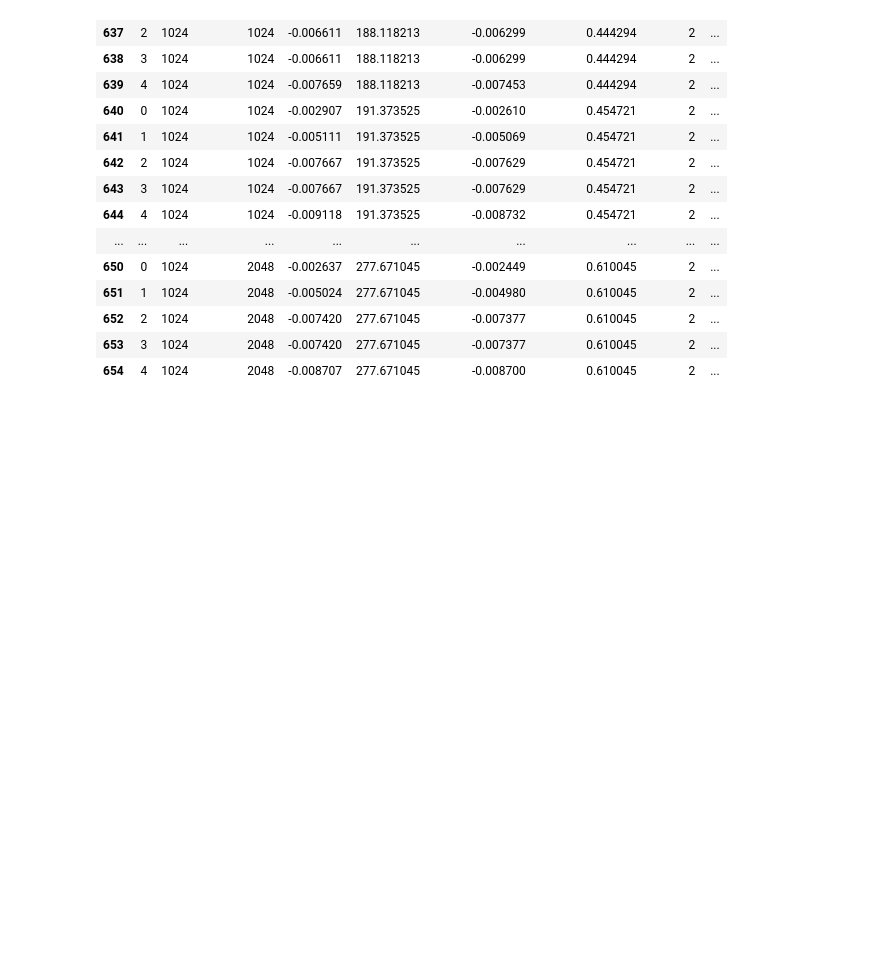
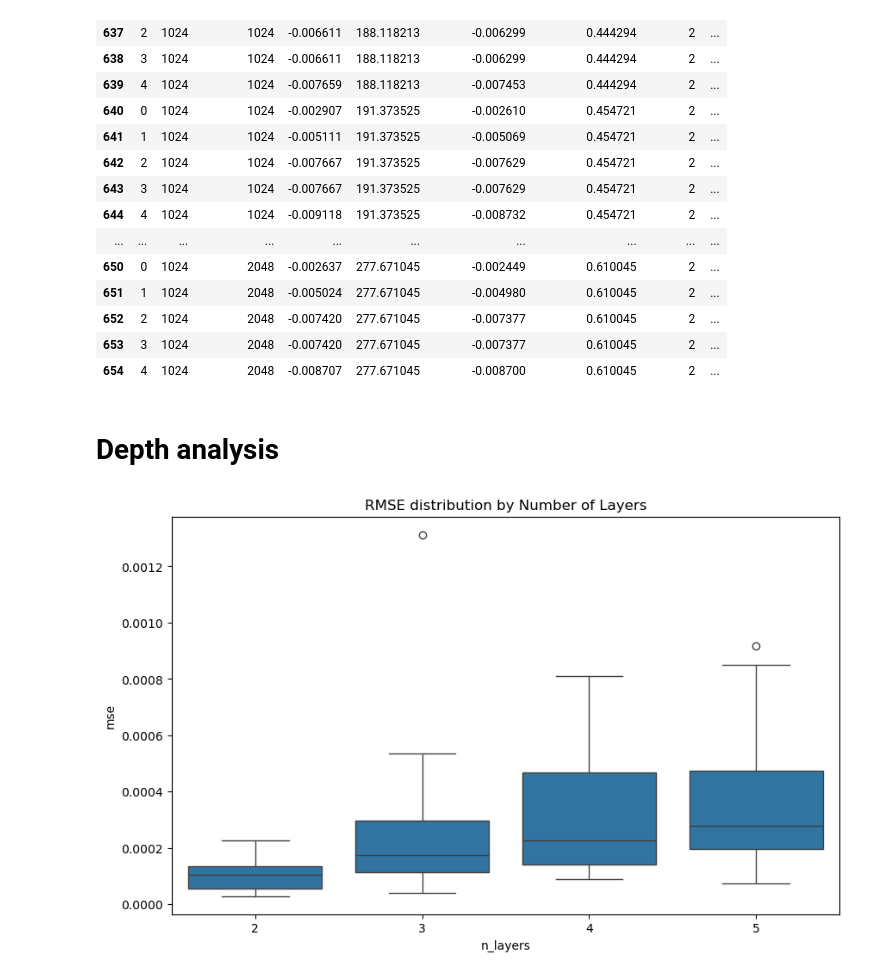
Before and after one commit to Kaczyniec/ALE-and-GNNs, a Jupyter notebook: analysis/scalability_analysis.ipynb, the cells around one changed output. Saved outputs shown, nothing was run; the diff lists cells and outputs as text; code cells hidden in the pictures; blank space fills up the shorter version.

Commit message:
revision: depth+synthetic

```diff
--- a/analysis/scalability_analysis.ipynb
+++ b/analysis/scalability_analysis.ipynb
@@ -172,3 +282,32 @@ df.tail(20)
 | 652 | 2 | 1024 | 2048 | -0.007420 | 277.671045 | -0.007377 | 0.610045 | 2 | ... |
 | 653 | 3 | 1024 | 2048 | -0.007420 | 277.671045 | -0.007377 | 0.610045 | 2 | ... |
 | 654 | 4 | 1024 | 2048 | -0.008707 | 277.671045 | -0.008700 | 0.610045 | 2 | ... |
+# %% [markdown]
+# Depth analysis
+# %%
+import pandas as pd
+depth = pd.read_csv('../data/citations/ALE_depth_GAT3.csv', names=['i', 'k', 'max_bin_size', 'ALE exact', 'time_exact', 'ALE approximate', 'time_approximate', 'n_layers', 'hidden_size', 'no_exp', 'trial'])
+# %%
+import numpy as np
+depth['trial'] = np.floor(depth.index/5)
+# %%
+depth['mse'] = (depth['ALE exact']-depth['ALE approximate'])**2
+# %%
+import numpy as np
+import matplotlib.pyplot as plt
+import seaborn as sns # Recommended
+
+# 1. Prepare the aggregated data
+df_agg = (depth.groupby(['trial', 'no_exp', 'n_layers', 'hidden_size', 'k'])['mse']
+          .mean()
+          .apply(np.sqrt)
+          .reset_index())
+
+plt.figure(figsize=(10, 6))
+
+sns.boxplot(data=df_agg, x='n_layers', y='mse')
+
+plt.title('RMSE distribution by Number of Layers')
+plt.show()
+# %% [output]
+[figure, added]
```
Also changed, not shown: parts of 18 cells of this notebook, 7 other files.
